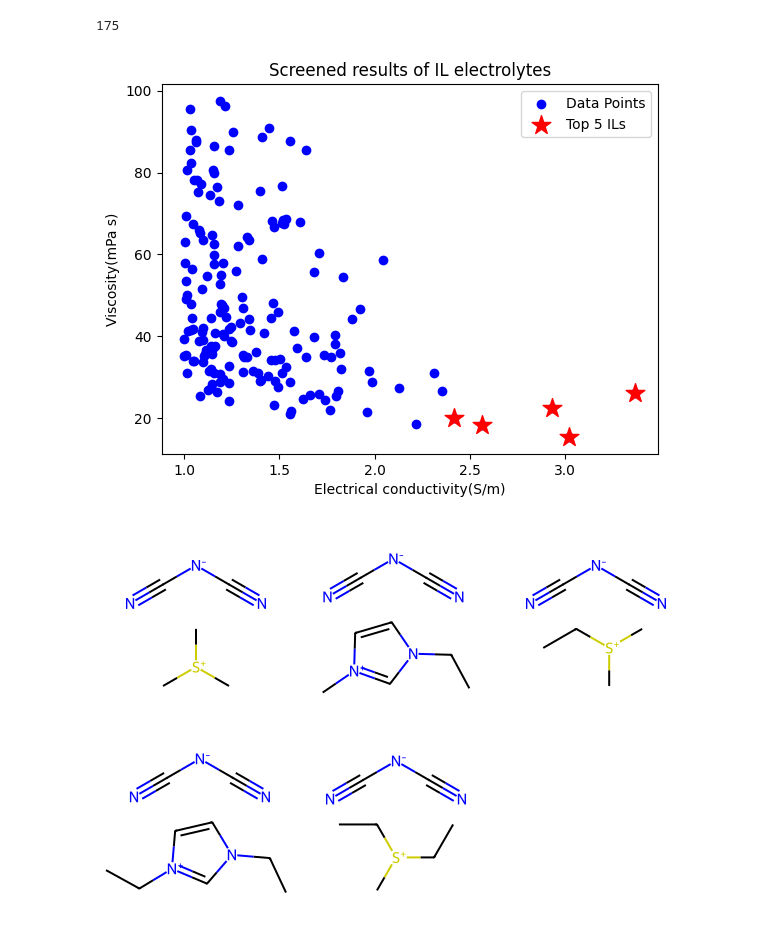
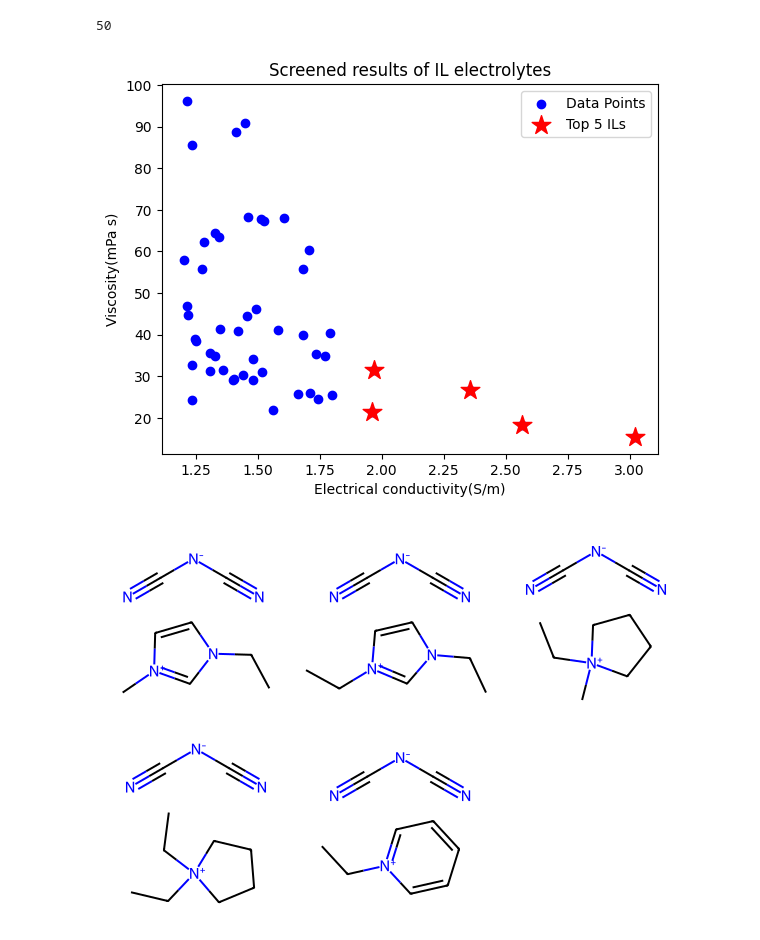
Before and after one commit to Yu-Xin-Qiu/ILBERT, a Jupyter notebook: ILBERT/screen.ipynb, the cells around one changed output. Cells and saved outputs as stored; diff of their text form; code cells hidden in the pictures.

```diff
--- a/ILBERT/screen.ipynb
+++ b/ILBERT/screen.ipynb
@@ -1,5 +1,5 @@
 # %%
 import pandas as pd
-df = pd.read_csv('data/8M_IL_pred.csv')
+df = pd.read_csv('data/IL.csv')
 df.head()
 # %% [output]
@@ -13,40 +13,40 @@ df.head()
 # %%
-filtered_df = df[(df['MP/K'] < 298) & (df['TDT/K'] > 400) & (df['C'] > 3) & (df['V'] < 4.6)&(df['EC'] > 0)]
+filtered_df = df[(df['Melting_point(K)'] < 298) & (df['Thermal_decomposition_temperature(K)'] > 473) & (df['logEC50'] > 3) & (df['ln_Viscosity(mPas)'] < 4.6)&(df['ln_Electrical_conductivity(S/m)'] > 0.182)]
 len(filtered_df)
 # %% [output]
-175
+50
 # %%
 import pandas as pd
 import matplotlib.pyplot as plt
 import numpy as np
 
-A = filtered_df['EC']
-B = filtered_df['V']
+A = filtered_df['ln_Electrical_conductivity(S/m)']
+B = filtered_df['ln_Viscosity(mPas)']
 
 x = np.exp(A)
 y = np.exp(B)
 
 top_5_indices = np.argsort(x)[-5:]
 plt.scatter(x, y, label="Data Points", color='blue')
 plt.scatter(x.iloc[top_5_indices], y.iloc[top_5_indices], color='red', marker='*', s=200, label="Top 5 ILs")
 
 plt.title('Screened results of IL electrolytes')
 plt.xlabel('Electrical conductivity(S/m)')
 plt.ylabel('Viscosity(mPa s)')
 
 plt.grid(False)
 plt.legend()
 plt.show()
 # %% [output]
-[figure, old version]
+[figure, new version]
 # %%
 from rdkit import Chem
 from rdkit.Chem import Draw
 
-top_5_df = filtered_df.nlargest(5, 'EC')
-smiles_list = top_5_df['Normalized SMILES'].drop_duplicates()
+top_5_df = filtered_df.nlargest(5, 'ln_Electrical_conductivity(S/m)')
+smiles_list = top_5_df['Normalized_SMILES'].drop_duplicates()
 molecules = [Chem.MolFromSmiles(smiles) for smiles in smiles_list if smiles]
 img = Draw.MolsToGridImage(molecules, molsPerRow=3, subImgSize=(200, 200))
 img
 # %% [output]
-[figure, old version]
+[figure, new version]
```
Also changed, not shown: parts of 1 cell of this notebook, 11 other files.
